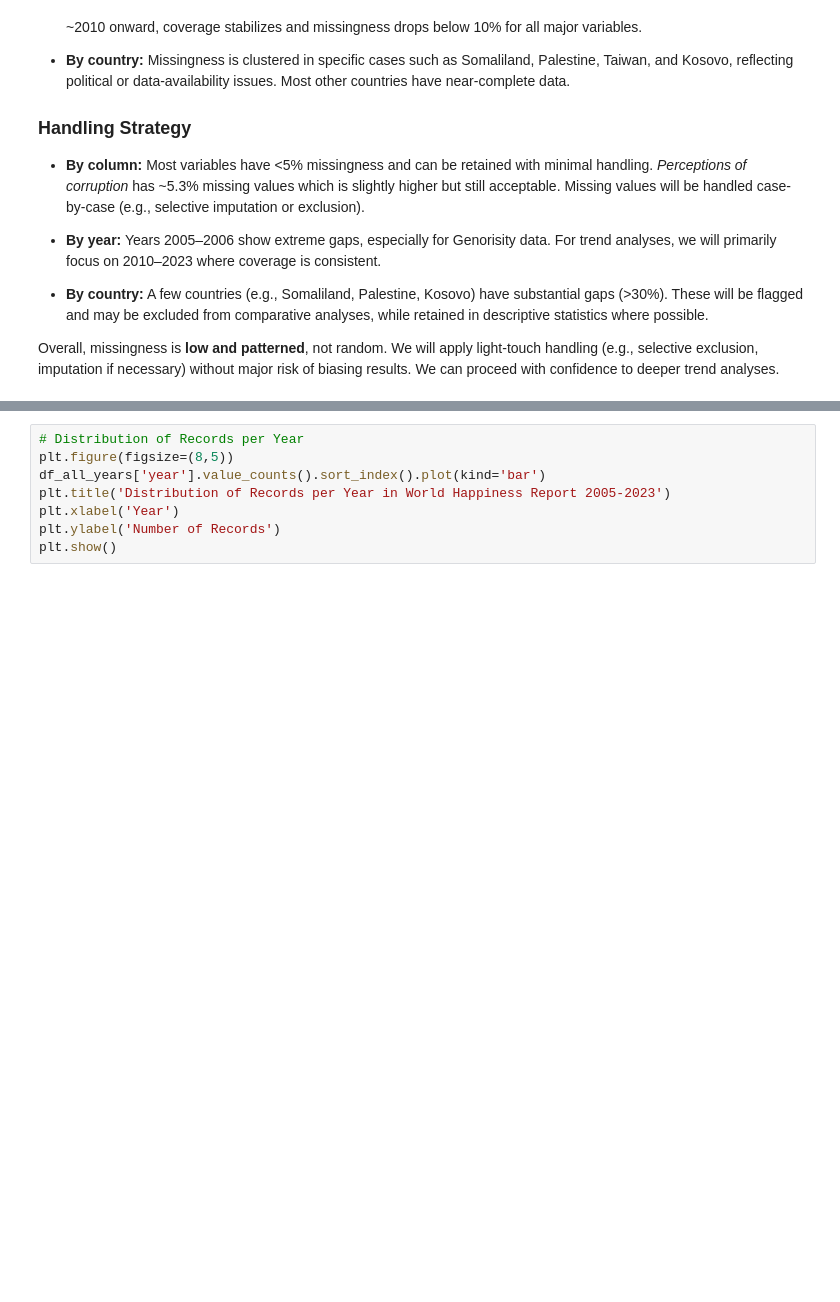
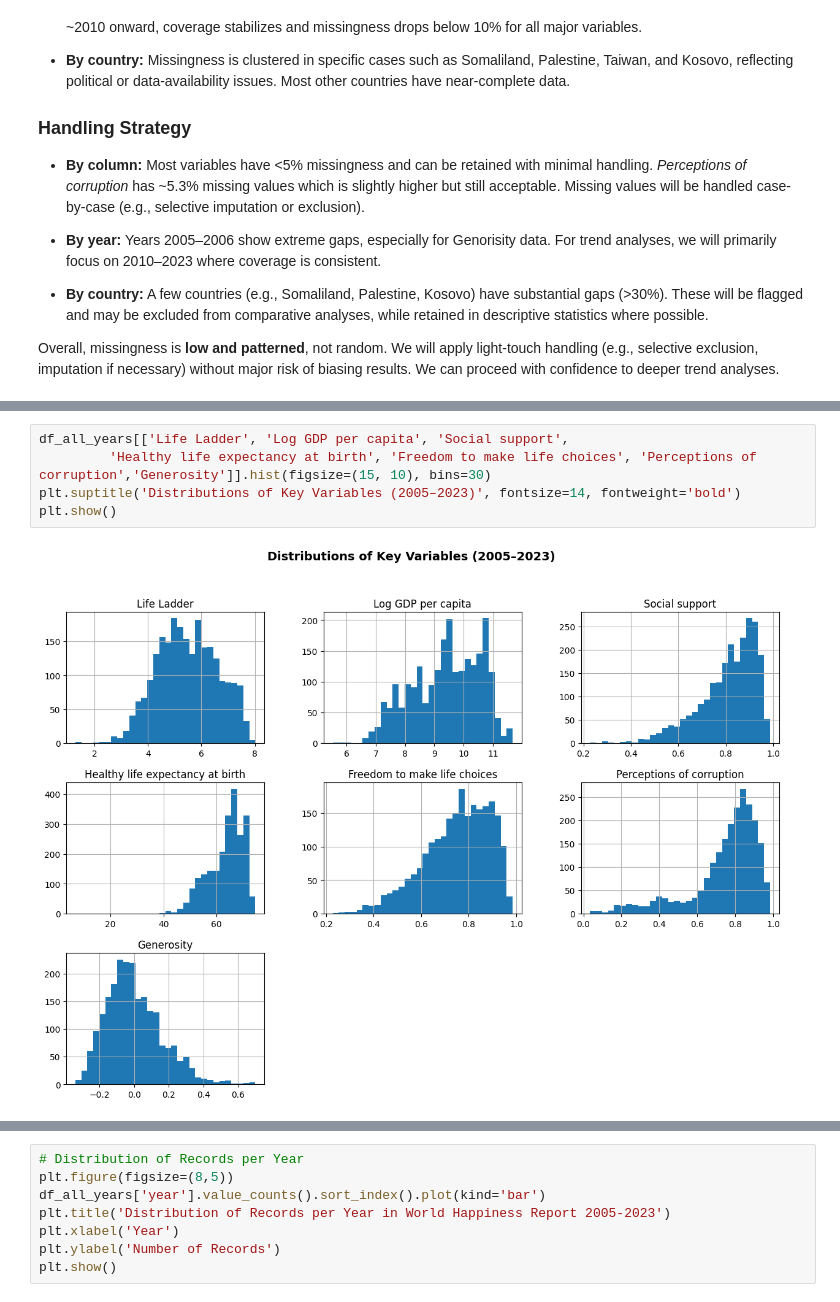
Before and after one commit to CNSM97/portfolio_project, a Jupyter notebook: notebooks/01_exploration.ipynb, the cells around one changed output, grey strips where cells are left out. Cells and saved outputs as stored; diff of their text form; blank space fills up the shorter version.

```diff
--- a/notebooks/01_exploration.ipynb
+++ b/notebooks/01_exploration.ipynb
@@ -266,0 +282,7 @@ We can proceed with confidence to deeper trend analyses.
+# %%
+df_all_years[['Life Ladder', 'Log GDP per capita', 'Social support',
+         'Healthy life expectancy at birth', 'Freedom to make life choices', 'Perceptions of corruption','Generosity']].hist(figsize=(15, 10), bins=30)
+plt.suptitle('Distributions of Key Variables (2005–2023)', fontsize=14, fontweight='bold')
+plt.show()
+# %% [output]
+[figure, added]
```
Also changed, not shown: parts of 26 cells of this notebook.
